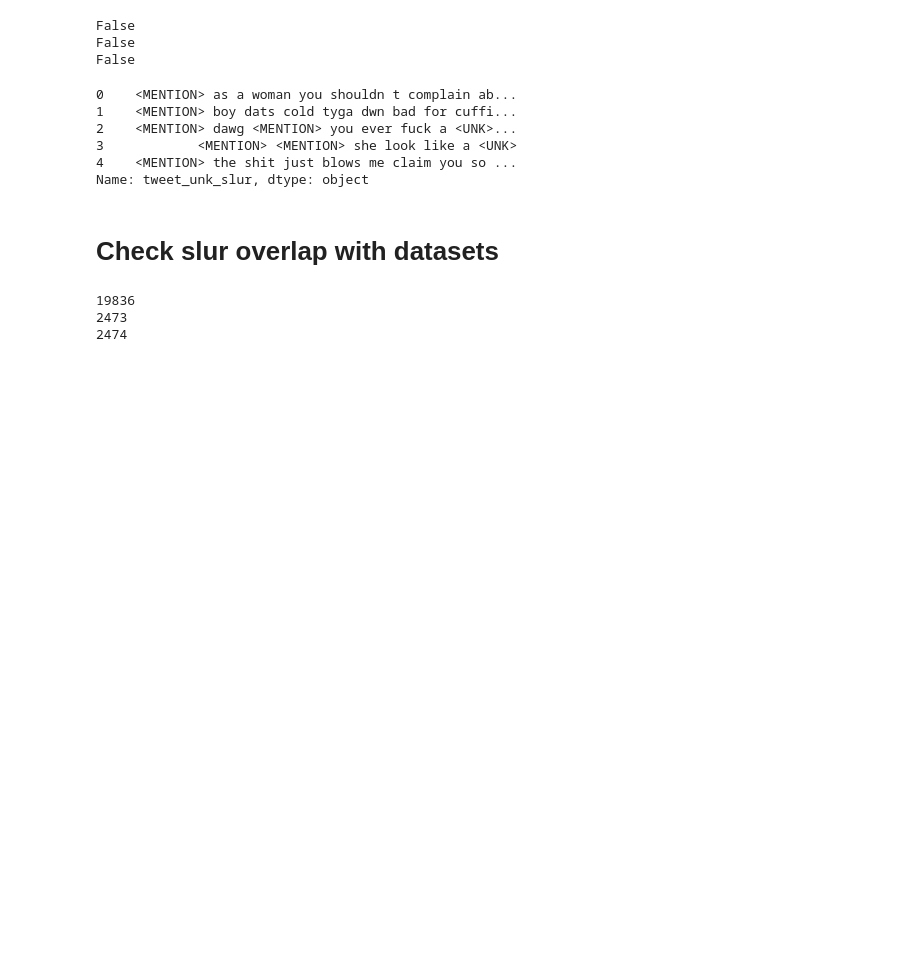
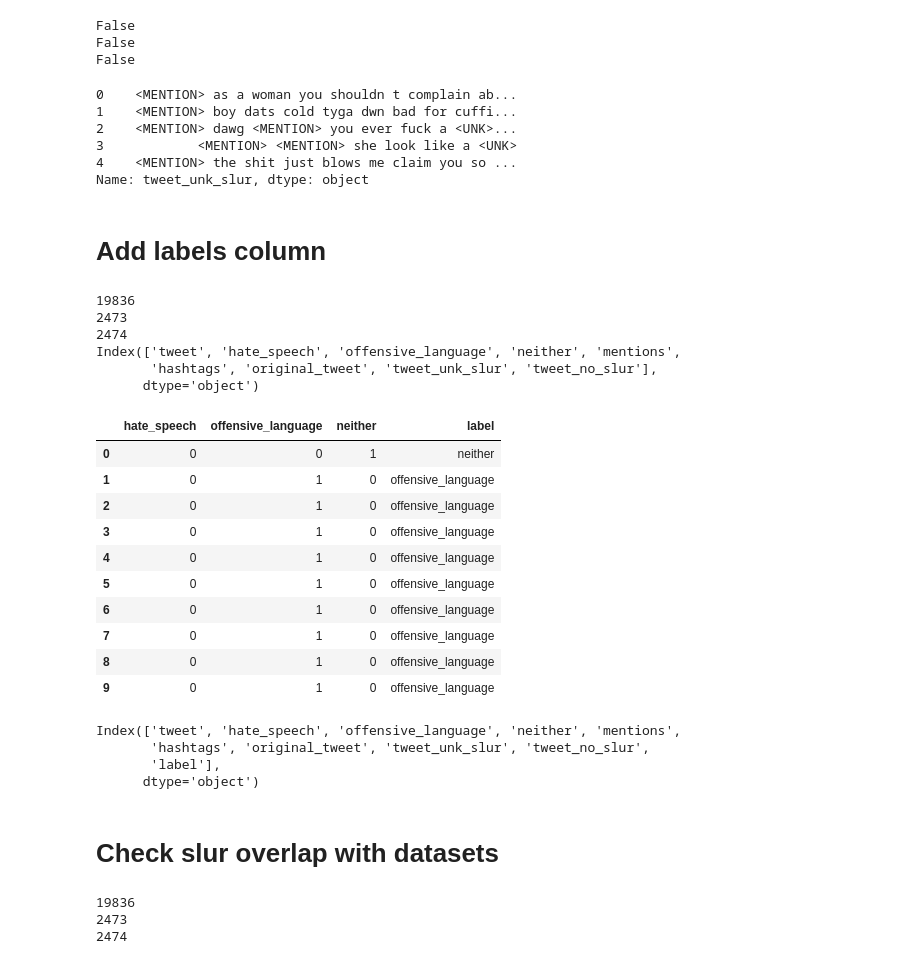
Before and after one commit to michaelmilleryoder/comp-ethics, a Jupyter notebook: jupyter/project.ipynb, the cells around one changed output. Drawn from its saved outputs; the diff is of its cells as text; code cells hidden in the pictures; blank space fills up the shorter version.

Commit message:
Project updates

```diff
--- a/jupyter/project.ipynb
+++ b/jupyter/project.ipynb
@@ -214,14 +195,15 @@ Index(['text', 'hate_speech', 'offensive_language', 'neither', 'mentions',
 # %%
 # Use tweet tokenizer
 tokenizer = TweetTokenizer()
-text_data = data['text'].map(lambda x: tokenizer.tokenize(x.lower())).tolist()
+# text_data = data['text'].map(lambda x: tokenizer.tokenize(x.lower())).tolist()
+text_data = data['tweet_unk_slur'].map(lambda x: tokenizer.tokenize(x.lower())).tolist()
 len(text_data)
 # %% [output]
 2473
 # %%
 # Check lengths
 for i, (w,t) in enumerate(zip(wts, text_data)):
-    if len(w) != len(t) + 2:
+    if len(w) != len(t):
         print(f'{i}: {len(w) - len(t)}')
 # %%
 def red_blue(val, mean, total_max, total_min):
@@ -266,7 +273,5 @@ If you're reading this message in another frontend (for example, a static render
 # %%
-# Save html
-with open('/usr0/home/mamille2/11-830-Final-Project/output/davidson_dev_viz.html', 'w') as f:
-    f.write(wts_viz)
+out.to_html('/usr0/home/mamille2/11-830-Final-Project/output/davidson_dev_unked_attn.html', escape=False)
 # %% [markdown]
 # Unk/remove slurs from datasets
 # %%
@@ -305,3 +310,51 @@ data['train']['tweet_unk_slur'].head()
 3            <MENTION> <MENTION> she look like a <UNK>
 4    <MENTION> the shit just blows me claim you so ...
 Name: tweet_unk_slur, dtype: object
+# %% [markdown]
+# Add labels column
+# %%
+# Load data
+folds = ['train', 'dev', 'test']
+data = {}
+for f in folds:
+#     data[f] = pd.read_csv(f'/usr0/home/mamille2/11-830-Final-Project/data/davidson/{f}.csv')
+    data[f] = pd.read_csv(f'/usr0/home/mamille2/11-830_data/project/davidson/{f}_unked.csv')
+    print(len(data[f]))
+
+print(data['train'].columns)
+# %% [output]
+19836
+2473
+2474
+Index(['tweet', 'hate_speech', 'offensive_language', 'neither', 'mentions',
+       'hashtags', 'original_tweet', 'tweet_unk_slur', 'tweet_no_slur'],
+      dtype='object')
+# %%
+for f in folds:
+    label_lines = []
+    for h_val, o_val, n_val in zip(*[data[f][c].tolist() for c in ['hate_speech', 'offensive_language', 'neither']]):
+        if h_val == 1:
+            label_lines.append('hate_speech')
+        elif o_val == 1:
+            label_lines.append('offensive_language')
+        else:
+            label_lines.append('neither')
+
+    data[f]['label'] = label_lines
+
+#     for c in ['hate_speech', 'offensive_language', 'neither']:
+#         data[f]['label'] = data[f][c].map(lambda x: c if 1 else '')
+
+data['train'].loc[:, ['hate_speech', 'offensive_language', 'neither', 'label']].head(10)
+# %% [output]
+|  | hate_speech | offensive_language | neither | label |
+| 0 | 0 | 0 | 1 | neither |
+| 1 | 0 | 1 | 0 | offensive_language |
+| 2 | 0 | 1 | 0 | offensive_language |
+| 3 | 0 | 1 | 0 | offensive_language |
+| 4 | 0 | 1 | 0 | offensive_language |
+| 5 | 0 | 1 | 0 | offensive_language |
+| 6 | 0 | 1 | 0 | offensive_language |
+| 7 | 0 | 1 | 0 | offensive_language |
+| 8 | 0 | 1 | 0 | offensive_language |
+| 9 | 0 | 1 | 0 | offensive_language |
@@ -308,3 +365,10 @@ Name: tweet_unk_slur, dtype: object
+# %%
+data['train'].columns
+# %% [output]
+Index(['tweet', 'hate_speech', 'offensive_language', 'neither', 'mentions',
+       'hashtags', 'original_tweet', 'tweet_unk_slur', 'tweet_no_slur',
+       'label'],
+      dtype='object')
 # %% [markdown]
 # Check slur overlap with datasets
 # %%
```
Also changed, not shown: parts of 17 cells of this notebook.
